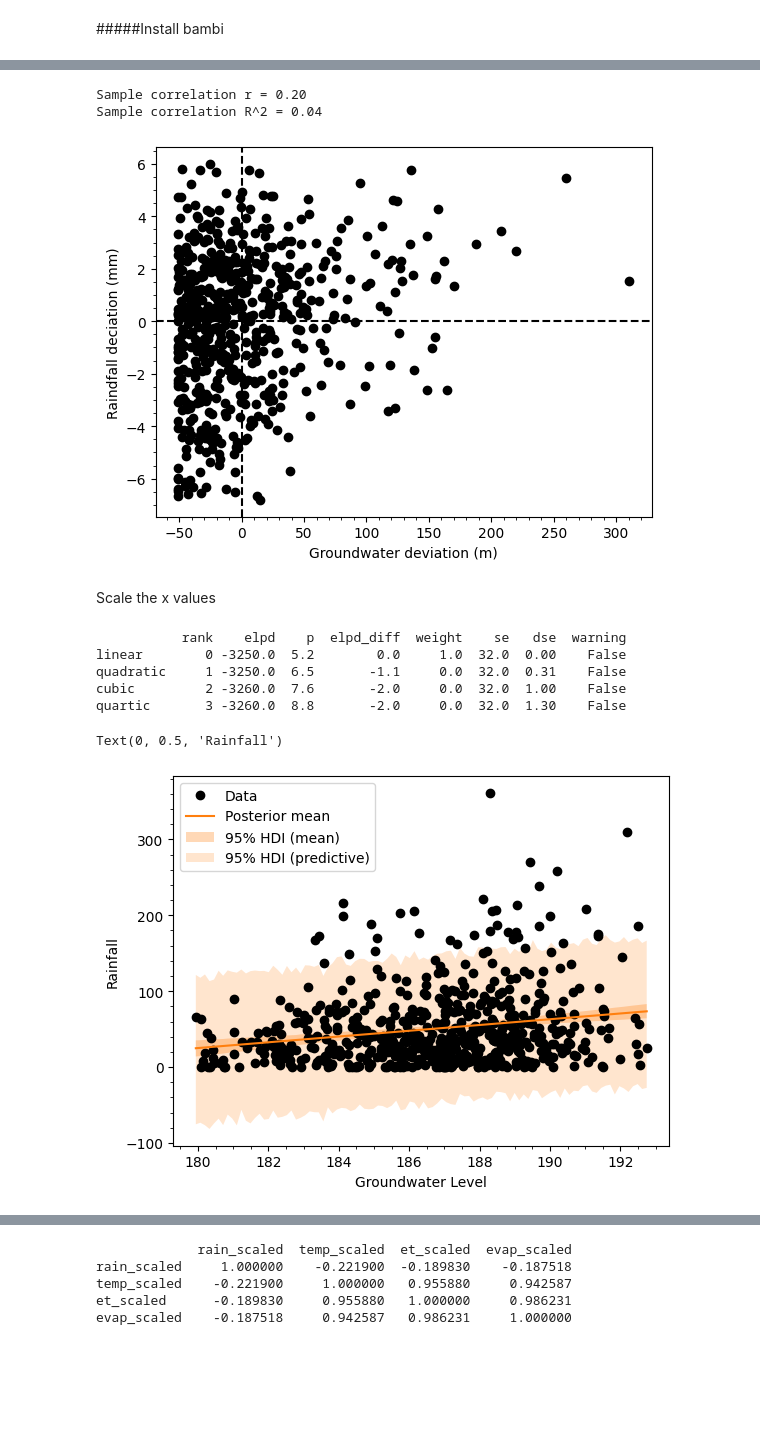
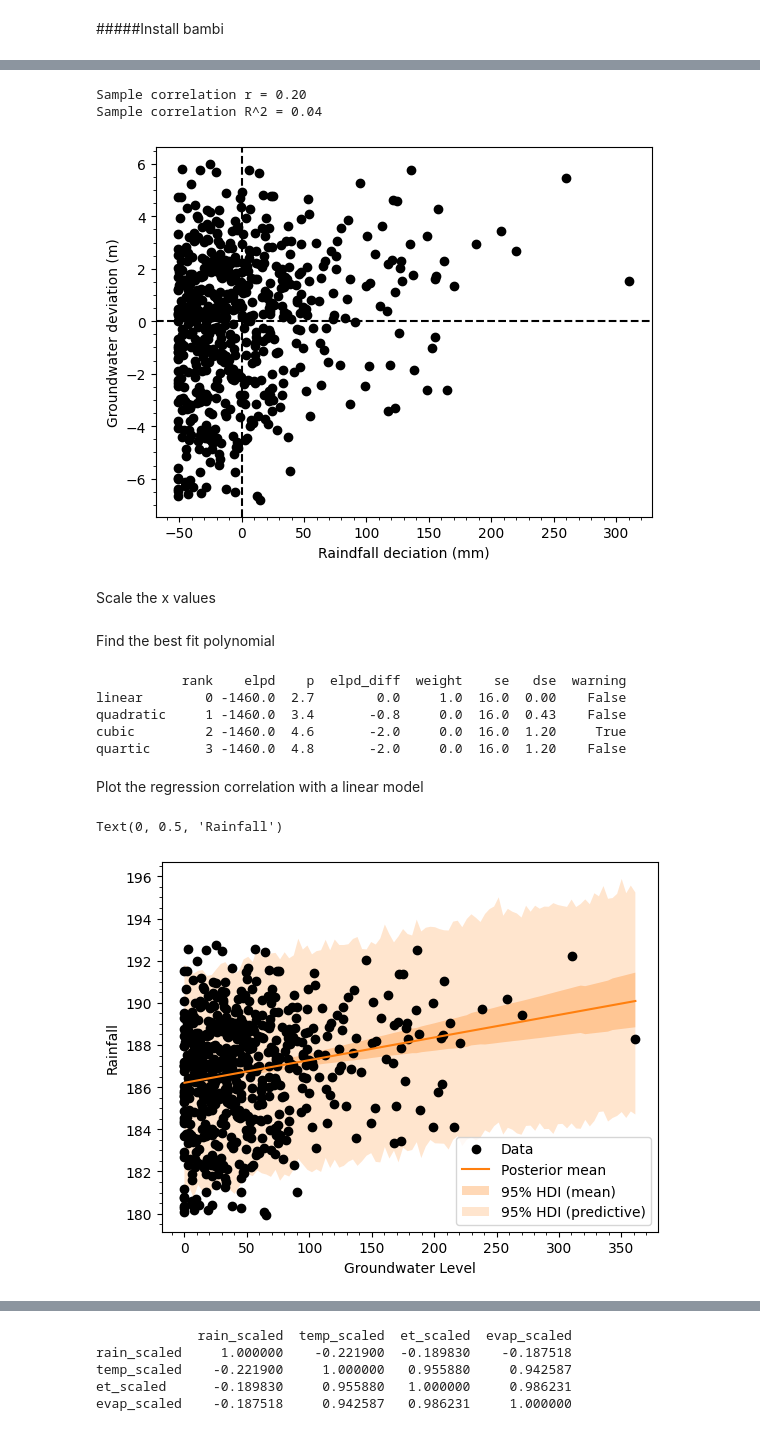
Before and after one commit to Clover130/u8229609-Individual-Project, a Jupyter notebook: EMSC2010_Individual_Project.ipynb, the cells around one changed output, grey strips where cells are left out. Saved outputs shown, nothing was run; the diff lists cells and outputs as text; code cells hidden in the pictures; blank space fills up the shorter version.

```diff
--- a/EMSC2010_Individual_Project.ipynb
+++ b/EMSC2010_Individual_Project.ipynb
@@ -847,8 +914,8 @@ x = rainfall_lagged - np.mean(rainfall_lagged) #deviation in the y variable
 plt.plot(x,y,'ok') #plot the deviations
 plt.gca().axvline(x=0, color = 'k', linestyle = '--') #add a vertical line at x=0
 plt.gca().axhline(y=0, color = 'k', linestyle = '--') #add a horizontal line at y=0
-plt.xlabel('Groundwater deviation (m)') #label the x-axis
-plt.ylabel('Raindfall deciation (mm)') #label the y-axis
+plt.ylabel('Groundwater deviation (m)') #label the x-axis
+plt.xlabel('Raindfall deciation (mm)') #label the y-axis
 plt.minorticks_on() #include minor ticks
 
 num = np.sum(x*y) #find the numerator
@@ -860,15 +927,17 @@ print('Sample correlation R^2 = {:.2f}'.format(r2)) #print result to 2 d.p.
 # %% [output]
 Sample correlation r = 0.20
 Sample correlation R^2 = 0.04
-[figure, old version]
+[figure, new version]
 # %% [markdown]
 Scale the x values
 # %%
-data = pd.DataFrame({"y": rainfall_lagged}) #define the y-variable
-data["x_scaled"] = (groundwater_level-np.mean(groundwater_level)) / np.std(groundwater_level) #scale the x values to have a mean of 0 and stdev of 1
+data = pd.DataFrame({"y": groundwater_level}) #define the y-variable
+data["x_scaled"] = (rainfall_lagged-np.mean(rainfall_lagged)) / np.std(rainfall_lagged) #scale the x values to have a mean of 0 and stdev of 1
 data["x2_scaled"] = data["x_scaled"] ** 2 #used for quadratic regression
 data["x3_scaled"] = data["x_scaled"] ** 3 #used for cubic regression
 data["x4_scaled"] = data["x_scaled"] ** 4 #used for quartic regression
+# %% [markdown]
+Find the best fit polynomial
 # %%
 # Fit a straight-line model (first-order polynomial)
 model_linear = bmb.Model("y ~ x_scaled", data)
@@ -896,13 +965,15 @@ comparison = az.compare({
 print(comparison) #print the result
 # %% [output]
            rank    elpd    p  elpd_diff  weight    se   dse  warning
-linear        0 -3250.0  5.2        0.0     1.0  32.0  0.00    False
-quadratic     1 -3250.0  6.5       -1.1     0.0  32.0  0.31    False
-cubic         2 -3260.0  7.6       -2.0     0.0  32.0  1.00    False
-quartic       3 -3260.0  8.8       -2.0     0.0  32.0  1.30    False
+linear        0 -1460.0  2.7        0.0     1.0  16.0  0.00    False
+quadratic     1 -1460.0  3.4       -0.8     0.0  16.0  0.43    False
+cubic         2 -1460.0  4.6       -2.0     0.0  16.0  1.20     True
+quartic       3 -1460.0  4.8       -2.0     0.0  16.0  1.20    False
+# %% [markdown]
+Plot the regression correlation with a linear model
 # %%
-x_range = np.linspace(groundwater_level.min(), groundwater_level.max(), 100) # Predict across a range of distances values from 0 to 40
-x_range_scaled = (x_range-np.mean(groundwater_level)) / np.std(groundwater_level) #we need to apply the same scaling as above
+x_range = np.linspace(rainfall_lagged.min(), rainfall_lagged.max(), 100) # Predict across a range of distances values from 0 to 40
+x_range_scaled = (x_range-np.mean(rainfall_lagged)) / np.std(rainfall_lagged) #we need to apply the same scaling as above
 
 new_data = pd.DataFrame({"x_scaled": x_range_scaled}) #dataframe with the new x-values
 model_linear.predict(idata_linear, data=new_data, kind='response_params') #predict the distribution of regression lines at each x-value
@@ -931,32 +1002,32 @@ hdi_pps = az.hdi(
     prob=0.95, axis=0)
 
 # Plot both posterior for regression lines and the observations
-plt.plot(groundwater_level, rainfall_lagged, 'ok', label="Data")
+plt.plot(rainfall_lagged, groundwater_level, 'ok', label="Data")
 plt.plot(x_range, posterior_mean, color="C1", label="Posterior mean")
 plt.fill_between(
     x_range,
     hdi_mean[:, 0],
     hdi_mean[:, 1],
     alpha=0.3,
     color="C1",
     label="95% HDI (mean)",
     edgecolor = None
 )
 
 plt.fill_between(
     x_range,
     hdi_pps[:, 0],
     hdi_pps[:, 1],
     alpha=0.2,
     color="C1",
     label="95% HDI (predictive)",
     edgecolor = None
 )
 
 plt.legend()
 plt.minorticks_on()
 plt.xlabel('Groundwater Level')
 plt.ylabel('Rainfall')
 # %% [output]
 Text(0, 0.5, 'Rainfall')
-[figure, old version]
+[figure, new version]
```
Also changed, not shown: parts of 136 cells of this notebook.
